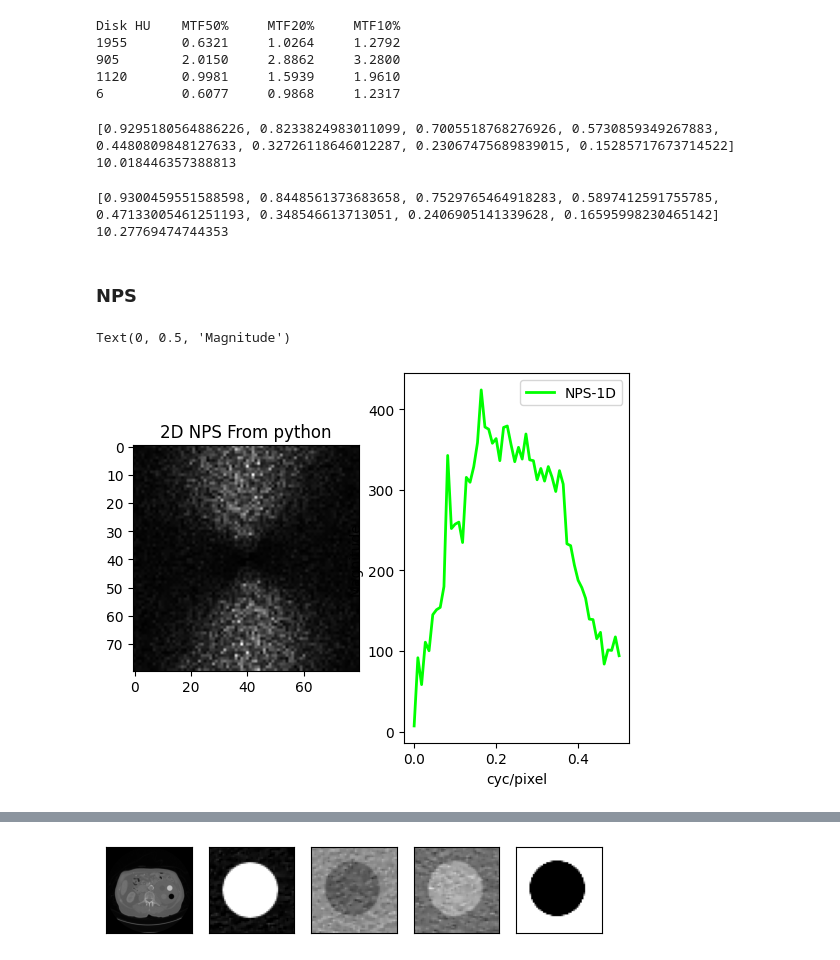
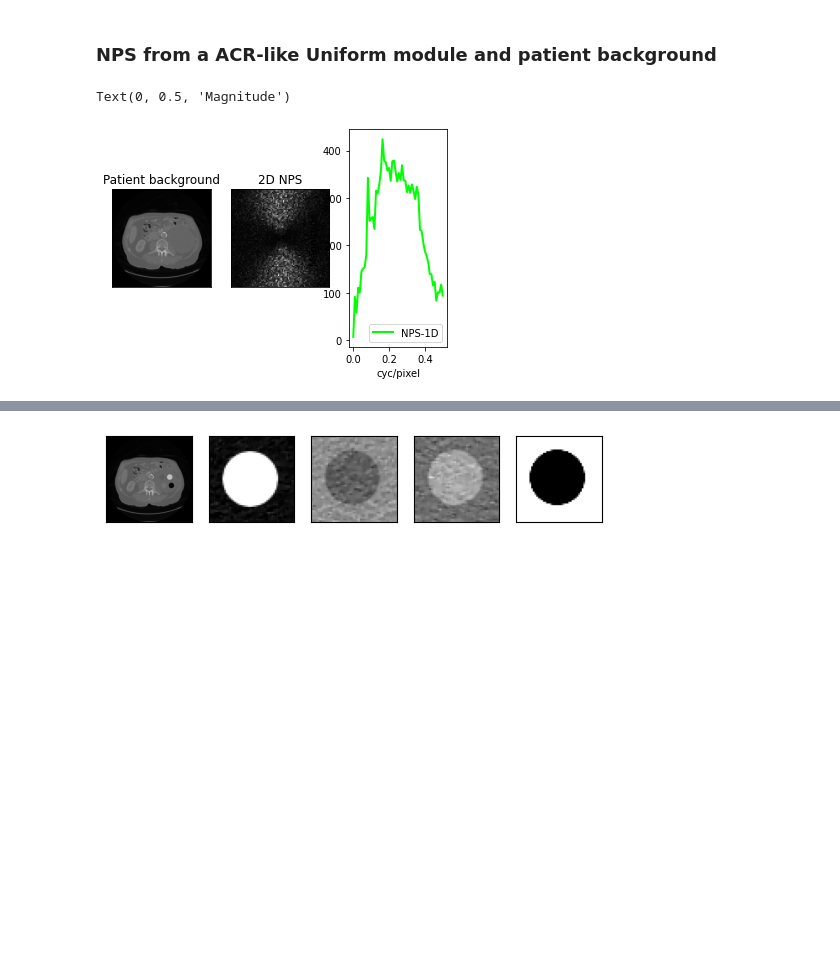
Before and after one commit to mdselim-fda/IQMetrics, a Jupyter notebook: test.ipynb, the cells around one changed output, grey strips where cells are left out. Cells and saved outputs as stored; diff of their text form; code cells hidden in the pictures; blank space fills up the shorter version.

```diff
--- a/test.ipynb
+++ b/test.ipynb
@@ -32,66 +29,43 @@ Disk HU    MTF50%     MTF20%     MTF10%
-# %%
-from diskmtf import PatinetDisk
-
-acr_disk = PatinetDisk('./data/patient/I0_0800000__disk_r12_disk_fbp.raw')
-
-print(f"{'Disk HU':<10} {'MTF50%':<10} {'MTF20%':<10} {'MTF10%':<10}")
-for hu in [1955, 905, 1120, 6]:
-    print(" ".join([
-        f"{hu:<10}",
-        f"{acr_disk.get_frequency_at(hu, 0.5):<10.4f}",
-        f"{acr_disk.get_frequency_at(hu, 0.2):<10.4f}",
-        f"{acr_disk.get_frequency_at(hu, 0.1):<10.4f}"
-    ]))
-# %% [output]
-Disk HU    MTF50%     MTF20%     MTF10%
-1955       0.6321     1.0264     1.2792
-905        2.0150     2.8862     3.2800
-1120       0.9981     1.5939     1.9610
-6          0.6077     0.9868     1.2317
-# %%
-from lpmtf import ACRLinePair
-
-lp = ACRLinePair('./data/lp_340_fbp_module4.raw')
-
-print(lp.calculate_mtfs())
-print(lp.get_frequency_at(0.1))
-# %% [output]
-[0.9295180564886226, 0.8233824983011099, 0.7005518768276926, 0.5730859349267883, 0.4480809848127633, 0.32726118646012287, 0.23067475689839015, 0.15285717673714522]
-10.018446357388813
-# %%
-from lpmtf import PatientLinePair
-
-lp = PatientLinePair('./data/patient/I0_0800000__lp_hu_340_Han2_05_lp_2_3fbp.raw')
-
-print(lp.calculate_mtfs())
-print(lp.get_frequency_at(0.1))
-# %% [output]
-[0.9300459551588598, 0.8448561373683658, 0.7529765464918283, 0.5897412591755785, 0.47133005461251193, 0.348546613713051, 0.2406905141339628, 0.16595998230465142]
-10.27769474744353
-# %% [markdown]
-### NPS
+# %% [markdown]
+### NPS from a ACR-like Uniform module and patient background
 # %%
 
 from npsengine import NPSAnalyzer
 
 file_path = './data/patient/I0_0800000__plain_isim_*_noisy.raw'
 
 nps_calculator = NPSAnalyzer(file_path, nx=512, roi_size=80, roi_xy=(220, 320))
 
+
+# Open file and read
+try:
+    with open('./data/patient/I0_0800000__plain_isim_001_noisy.raw', 'rb') as f:
+        img = np.fromfile(f, dtype=np.int16).reshape((512, 512)).T
+except FileNotFoundError:
+    print(f"Cannot open file: {file_path}")
+
+plt.subplot(1,3,1)
+plt.imshow(img, cmap='gray')
+plt.xticks([])
+plt.yticks([])
+plt.title('Patient background')
+
 # Plot 2D NPS and 1D radial profile
-plt.subplot(1,2,1)
+plt.subplot(1,3,2)
 plt.imshow(nps_calculator.get_2d_nps(), cmap='gray')
-plt.title('2D NPS From python')
+plt.xticks([])
+plt.yticks([])
+plt.title('2D NPS')
 
-plt.subplot(1,2,2)
+plt.subplot(1,3,3)
 fr, mc = nps_calculator.get_1d_nps()
 plt.plot(fr, mc, label='NPS-1D', linewidth=2, color= "#00FF00")
 plt.legend()
 plt.xlabel('cyc/pixel')
 plt.ylabel('Magnitude')
 # %% [output]
 Text(0, 0.5, 'Magnitude')
-[figure, old version]
+[figure, new version]
 # %%
 
 from npsengine import NPSAnalyzer
```
Also changed, not shown: parts of 16 cells of this notebook, 1 other file.
